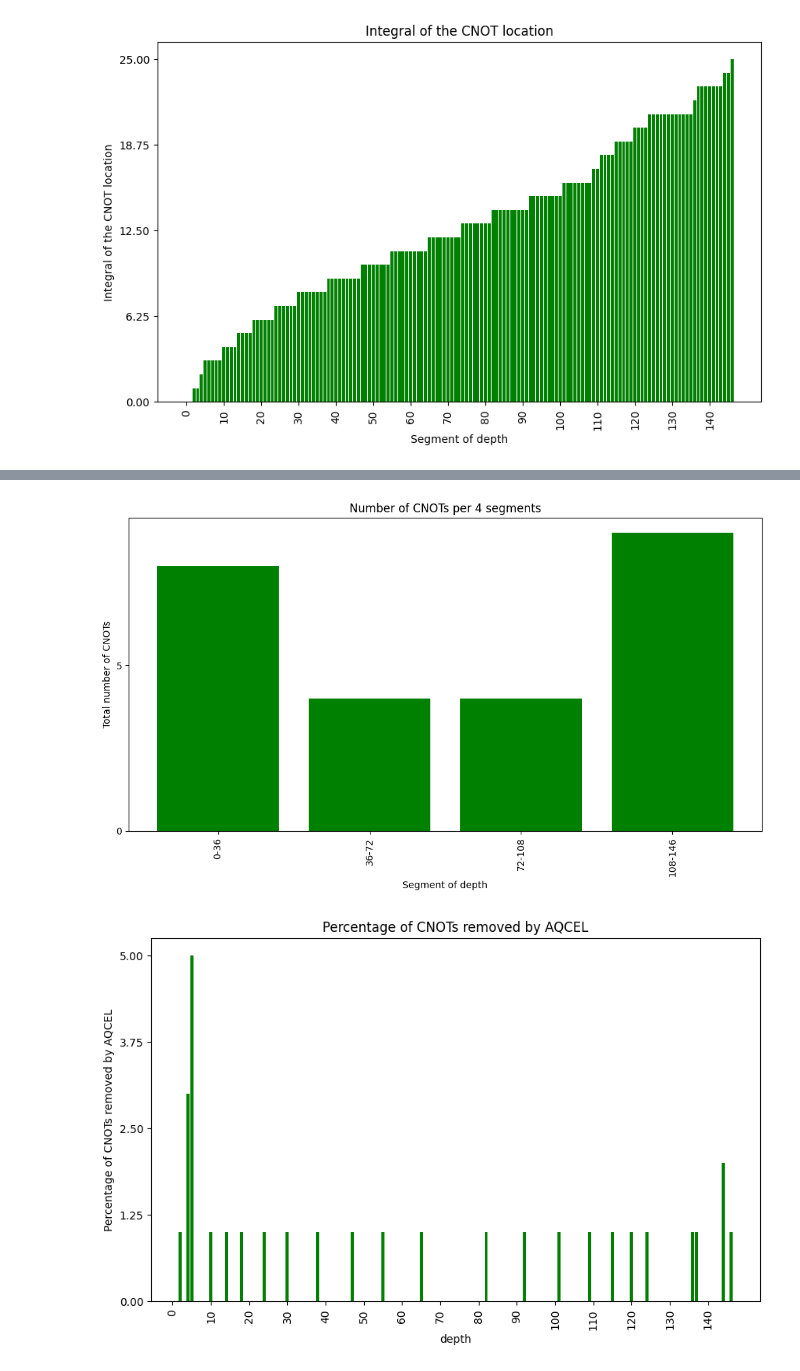
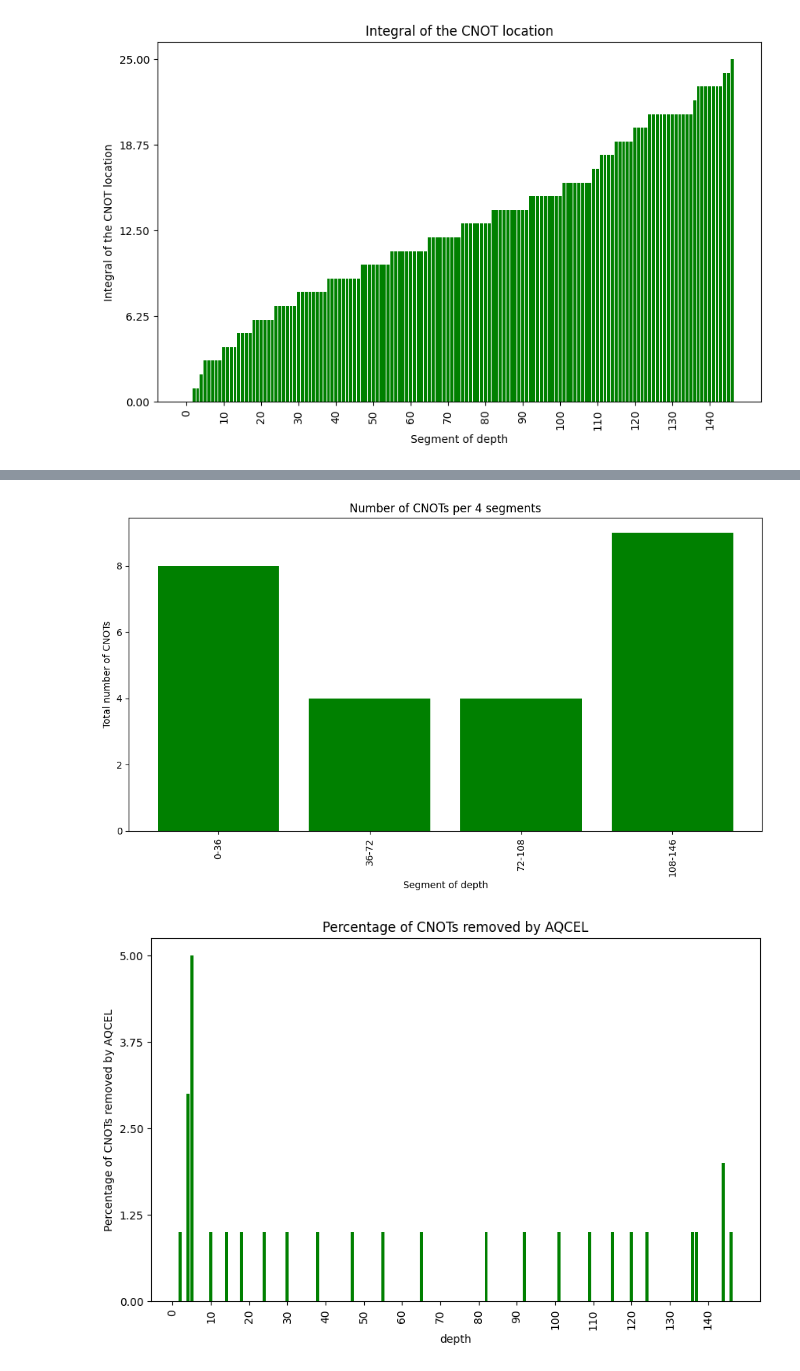
Before and after one commit to LBNL-HEP-QIS/QuantumPartonShower, a Jupyter notebook: qiskit_code/PS_LBNL_not_decomposed_1step.ipynb, the cells around one changed output, grey strips where cells are left out. Drawn from its saved outputs; the diff is of its cells as text; code cells hidden in the pictures.

```diff
--- a/qiskit_code/PS_LBNL_not_decomposed_1step.ipynb
+++ b/qiskit_code/PS_LBNL_not_decomposed_1step.ipynb
@@ -611,35 +633,35 @@ interval = max_depth // M
 bins = [i*interval for i in range(M+1)]
 if bins[-1] < max_depth:
     bins[-1] = max_depth  # 最後の区間に最大値も含むようにする
 
 
 # 各区間でのCNOTの数を計算
 cnot_counts = np.histogram(depth_cnot, bins=bins)[0]
 
 # 区間のラベルを作成
 labels = [f"{bins[i]}-{bins[i+1]}" for i in range(M)]
 
 # グラフを描画
 plt.figure(figsize=(10, 6))
 plt.bar(labels, cnot_counts, color='green')
 
 # タイトルと軸のラベルを設定
 plt.title('Number of CNOTs per 4 segments')
 plt.xlabel('Segment of depth')
 plt.ylabel('Total number of CNOTs')
 
 # x軸とy軸の範囲と目盛りを設定
 plt.xticks(rotation='vertical')  # x軸ラベルが重ならないように縦にする
-plt.yticks(np.arange(0, max(cnot_counts)+1, 5))  # y軸の目盛りを0から始めて5の倍数にする
+plt.yticks(np.arange(0, max(cnot_counts)+1, 2))  # y軸の目盛りを0から始めて5の倍数にする
 
 # グラフを保存
 plt.tight_layout()  # タイトルやラベルがグラフに被らないようにする
 plt.savefig('figures/cnot_counts_per_16_segments.png')
 
 # グラフを表示
 plt.show()
 # %% [output]
-[figure, old version]
+[figure, new version]
 # %%
 ################################################
 ##### Percentage of CNOTs removed by AQCEL #####
```
Also changed, not shown: parts of 6 cells of this notebook, 6 other files.
